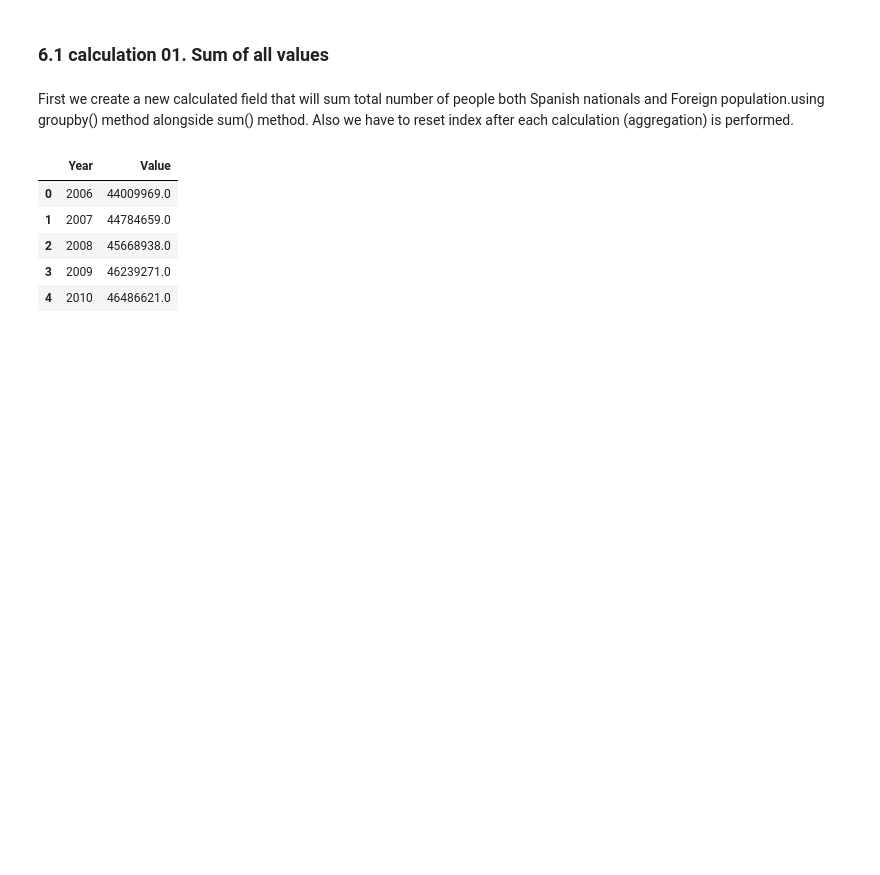
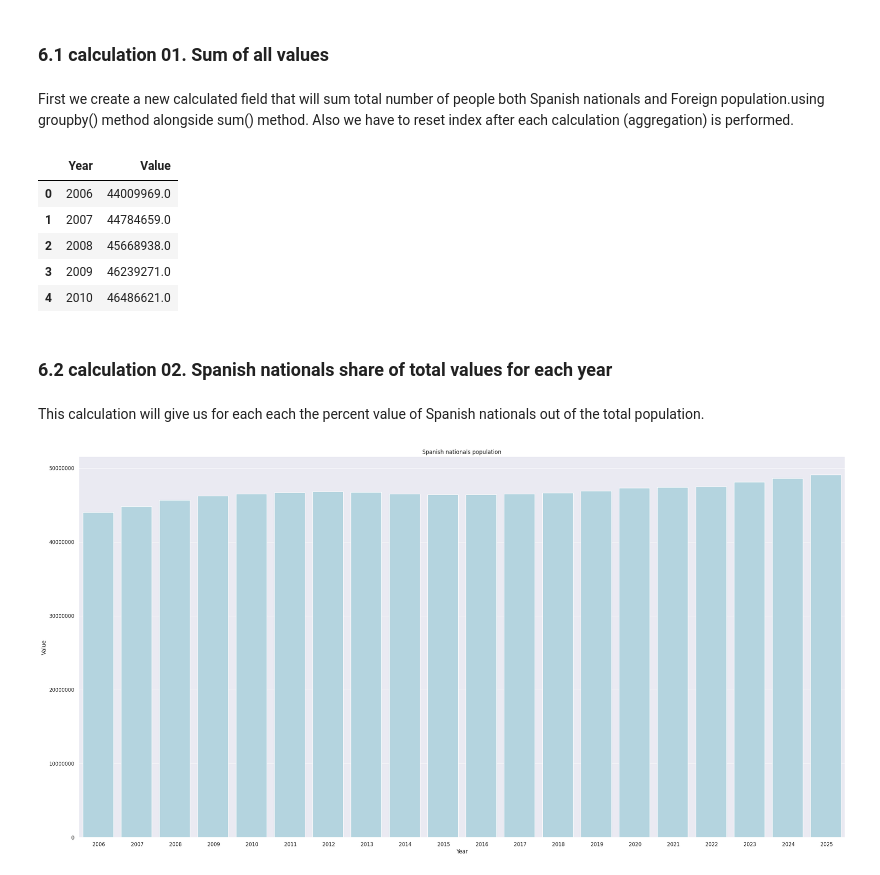
Before and after one commit to Pablo-source/ML-using-Python, a Jupyter notebook: Seaborn_gallery/02_percent_barplot_population_nationality.ipynb, the cells around one changed output. Cells and saved outputs as stored; diff of their text form; code cells hidden in the pictures; blank space fills up the shorter version.

Commit message:
Spanish national population section stacked barplot created

```diff
--- a/Seaborn_gallery/02_percent_barplot_population_nationality.ipynb
+++ b/Seaborn_gallery/02_percent_barplot_population_nationality.ipynb
@@ -391,3 +391,5 @@ total.head()
 | 2 | 2008 | 45668938.0 |
 | 3 | 2009 | 46239271.0 |
 | 4 | 2010 | 46486621.0 |
+# %% [markdown]
+### 6.2 calculation 02. Spanish nationals share of total values for each year
@@ -393,0 +398,13 @@ total.head()
+# %% [markdown]
+This calculation will give us for each each the percent value of Spanish nationals out of the total population.
+# %%
+sns.set_theme()
+fig = plt.figure(figsize=(30, 15))
+axs = fig.add_subplot(1, 1, 1)
+spanish_share = sns.barplot(x = "Year", y = "Value", data = total, color = 'lightblue'). set_title("Spanish nationals population")
+formatter = ScalarFormatter()
+formatter.set_scientific(False)
+axs.yaxis.set_major_formatter(formatter)
+plt.show()
+# %% [output]
+[figure, added]
```
Also changed, not shown: parts of 1 cell of this notebook.
